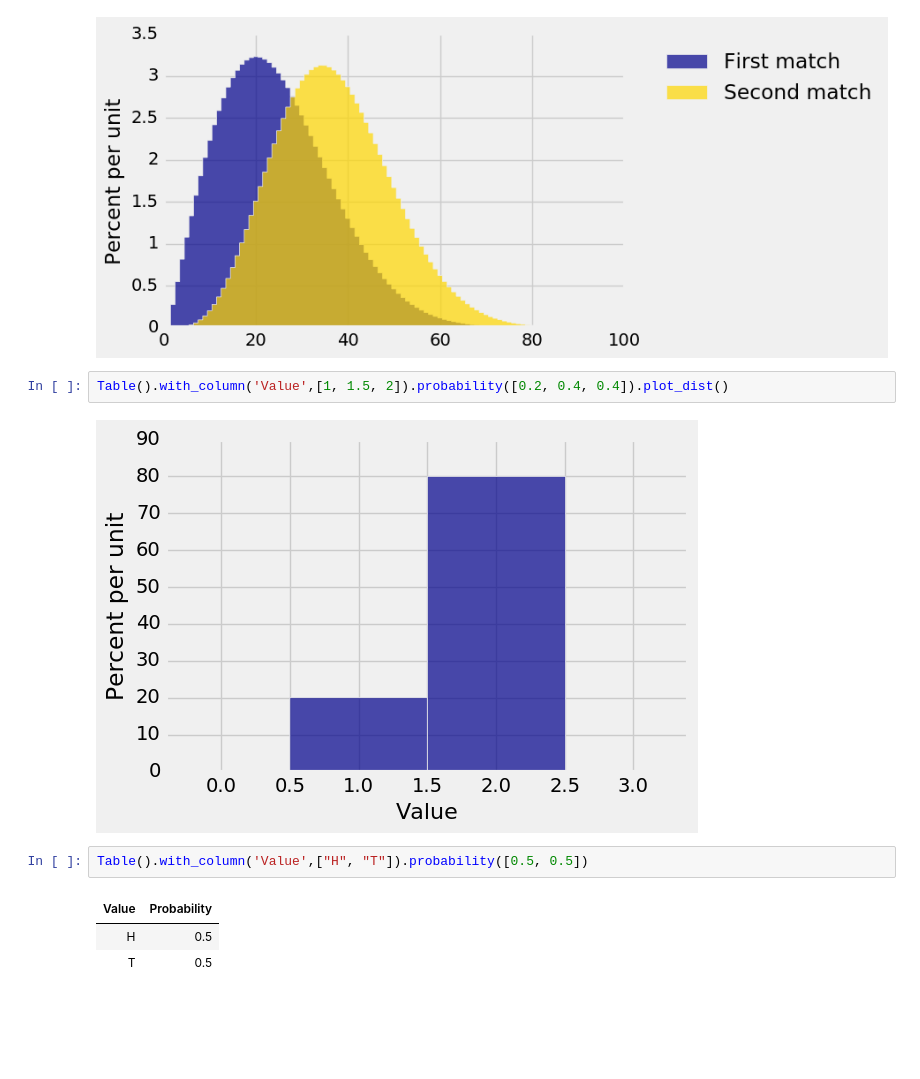
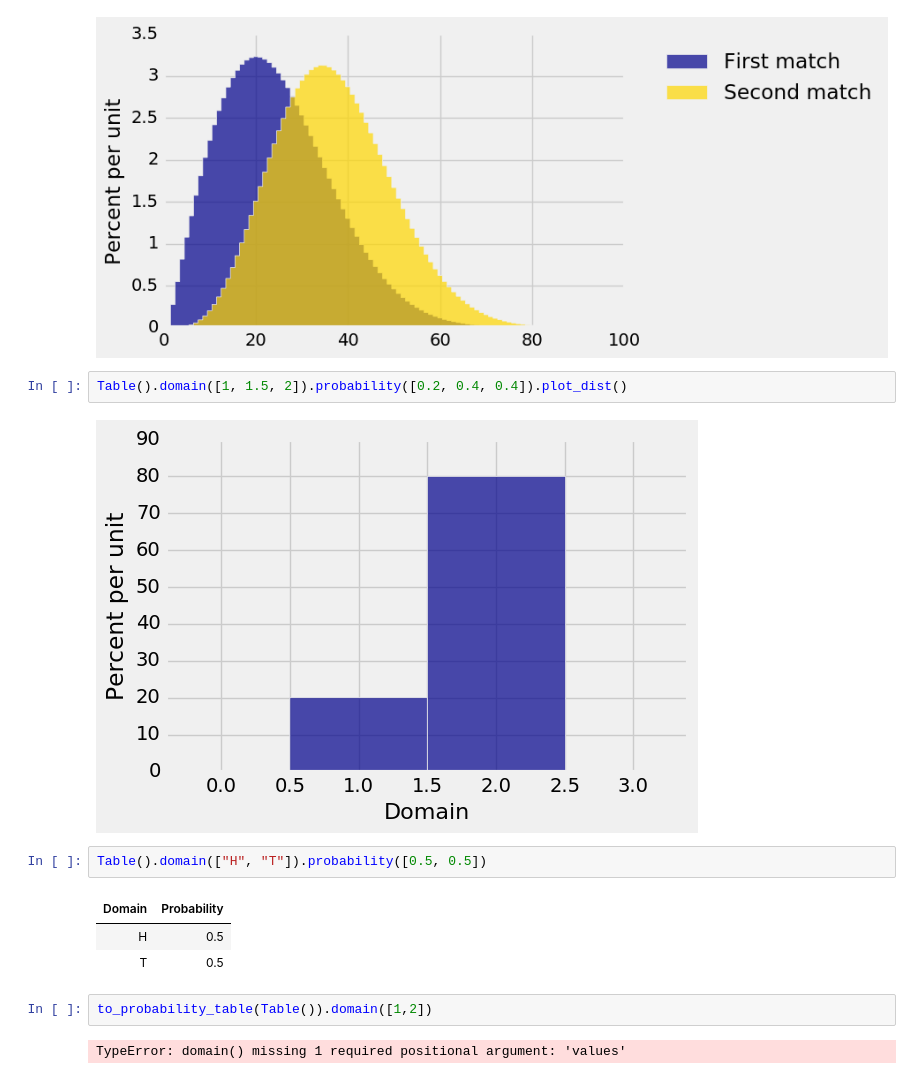
Before and after one commit to prob140/prob140, a Jupyter notebook: Examples.ipynb, the cells around one changed output. Drawn from its saved outputs; the diff is of its cells as text; blank space fills up the shorter version.

```diff
--- a/Examples.ipynb
+++ b/Examples.ipynb
@@ -265,12 +265,16 @@ plt.xlim(0, 100)
 (0, 100)
 [figure]
 # %%
-Table().with_column('Value',[1, 1.5, 2]).probability([0.2, 0.4, 0.4]).plot_dist()
+Table().domain([1, 1.5, 2]).probability([0.2, 0.4, 0.4]).plot_dist()
 # %% [output]
-[figure, old version]
+[figure, new version]
 # %%
-Table().with_column('Value',["H", "T"]).probability([0.5, 0.5])
+Table().domain(["H", "T"]).probability([0.5, 0.5])
 # %% [output]
-| Value | Probability |
+| Domain | Probability |
 | H | 0.5 |
 | T | 0.5 |
+# %%
+to_probability_table(Table()).domain([1,2])
+# %% [output]
+TypeError: domain() missing 1 required positional argument: 'values'
```
Also changed, not shown: parts of 5 cells of this notebook, 3 other files.
